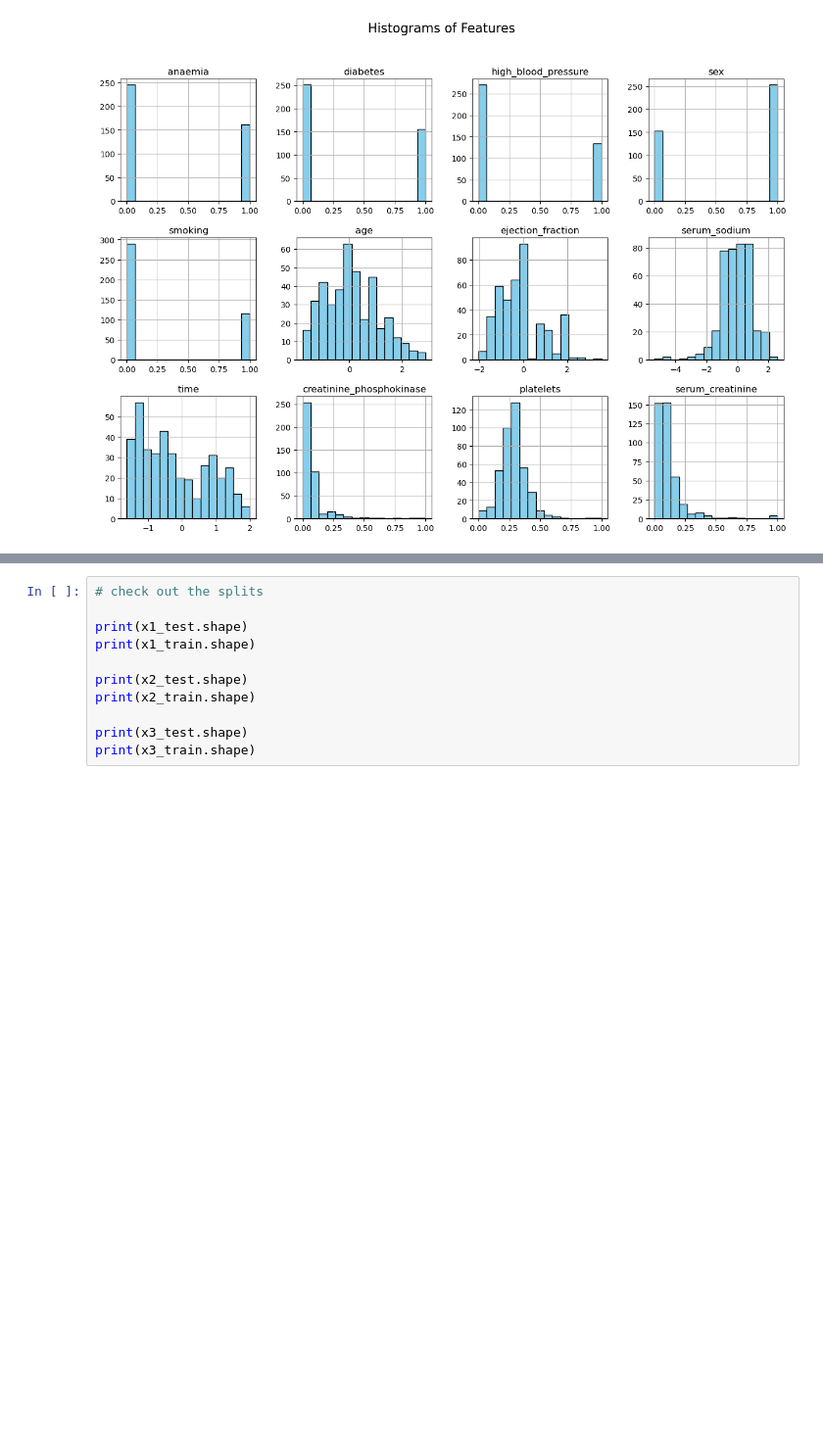
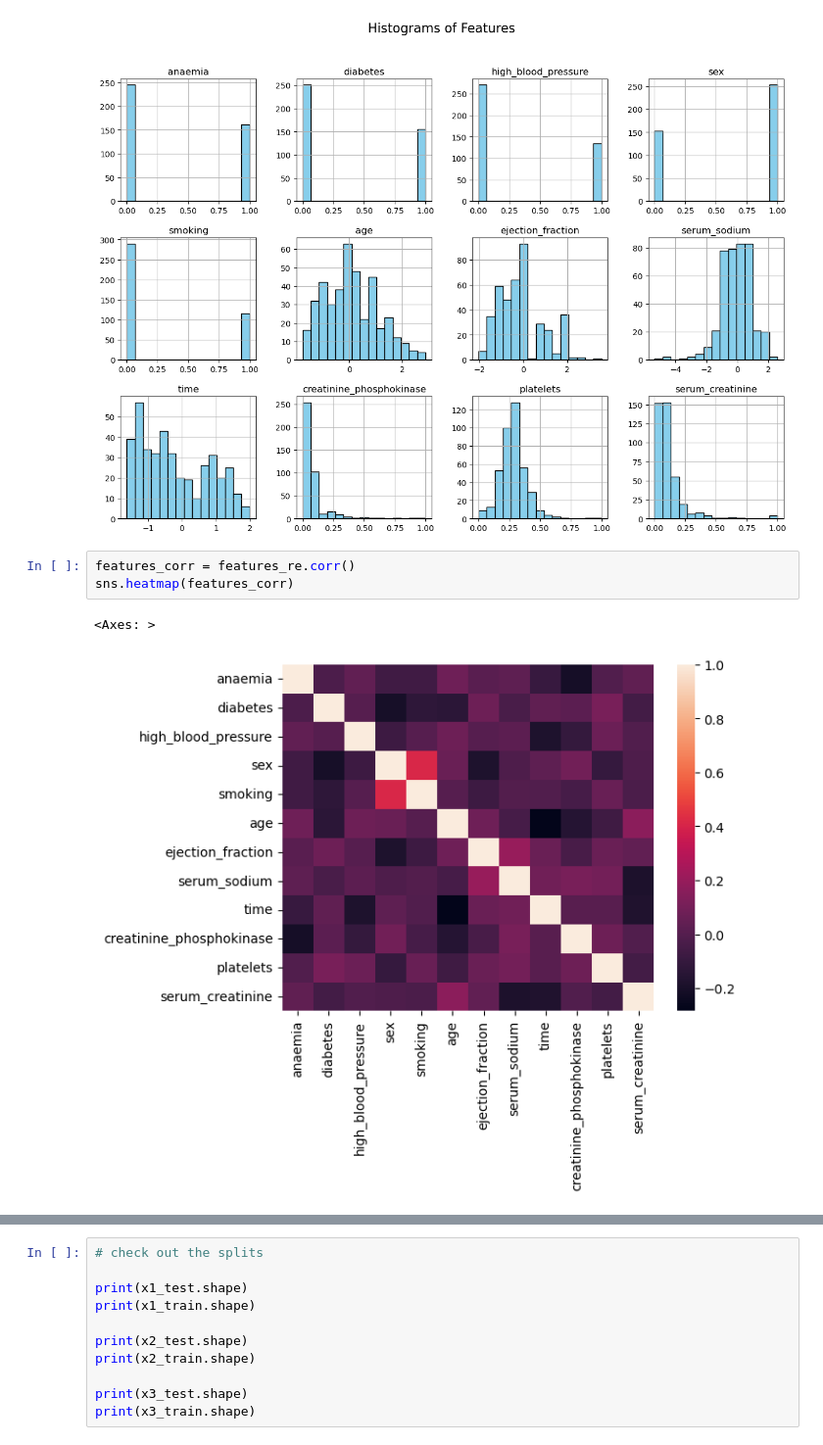
Before and after one commit to JaigonRyu/Health-Classification-Trials, a Jupyter notebook: classification_trials.ipynb, the cells around one changed output, grey strips where cells are left out. Shown at 98% size. Cells and saved outputs as stored; diff of their text form; blank space fills up the shorter version.

```diff
--- a/classification_trials.ipynb
+++ b/classification_trials.ipynb
@@ -149,5 +161,11 @@ plt.suptitle('Histograms of Features', fontsize=16)
 plt.show()
 # %% [output]
 [figure]
+# %%
+features_corr = features_re.corr()
+sns.heatmap(features_corr)
+# %% [output]
+<Axes: >
+[figure, added]
 # %%
 #train/test
```
Also changed, not shown: parts of 80 cells of this notebook, 1 other file.
